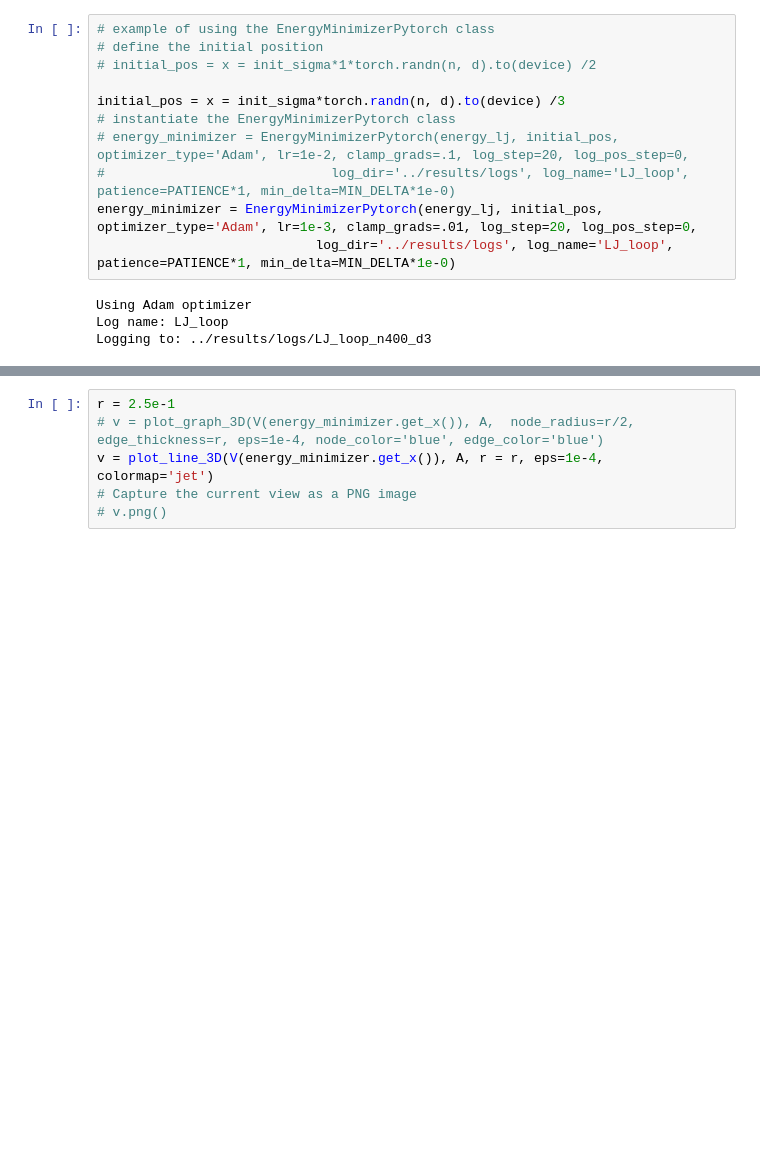
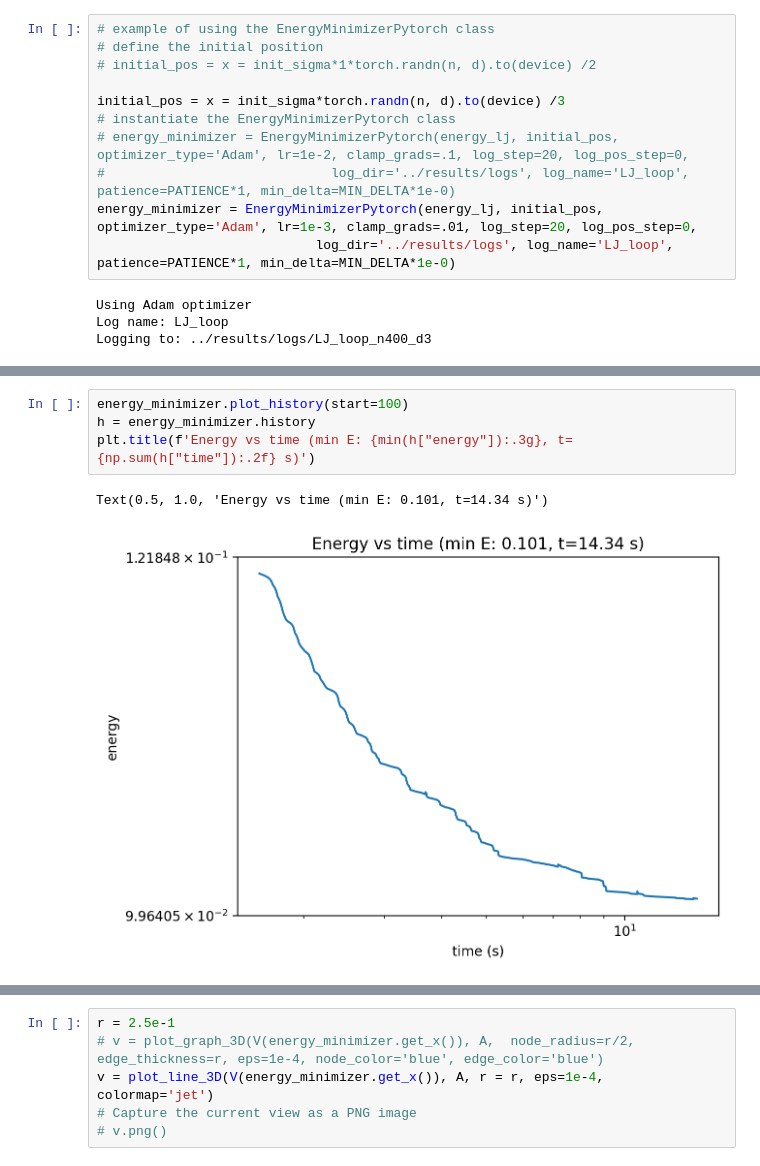
Before and after one commit to nimadehmamy/coarse_graining_reparam, a Jupyter notebook: experiments/CG_LJ_Loop1.ipynb, the cells around one changed output, grey strips where cells are left out. Saved outputs shown, nothing was run; the diff lists cells and outputs as text; blank space fills up the shorter version.

```diff
--- a/experiments/CG_LJ_Loop1.ipynb
+++ b/experiments/CG_LJ_Loop1.ipynb
@@ -124,0 +135,7 @@ v = plot_line_3D(V(energy_minimizer.get_x()), A, r = r, eps=1e-4, colormap='jet'
+# %%
+energy_minimizer.plot_history(start=100)
+h = energy_minimizer.history
+plt.title(f'Energy vs time (min E: {min(h["energy"]):.3g}, t={np.sum(h["time"]):.2f} s)')
+# %% [output]
+Text(0.5, 1.0, 'Energy vs time (min E: 0.101, t=14.34 s)')
+[figure, added]
```
Also changed, not shown: parts of 13 cells of this notebook, 11 other files.
